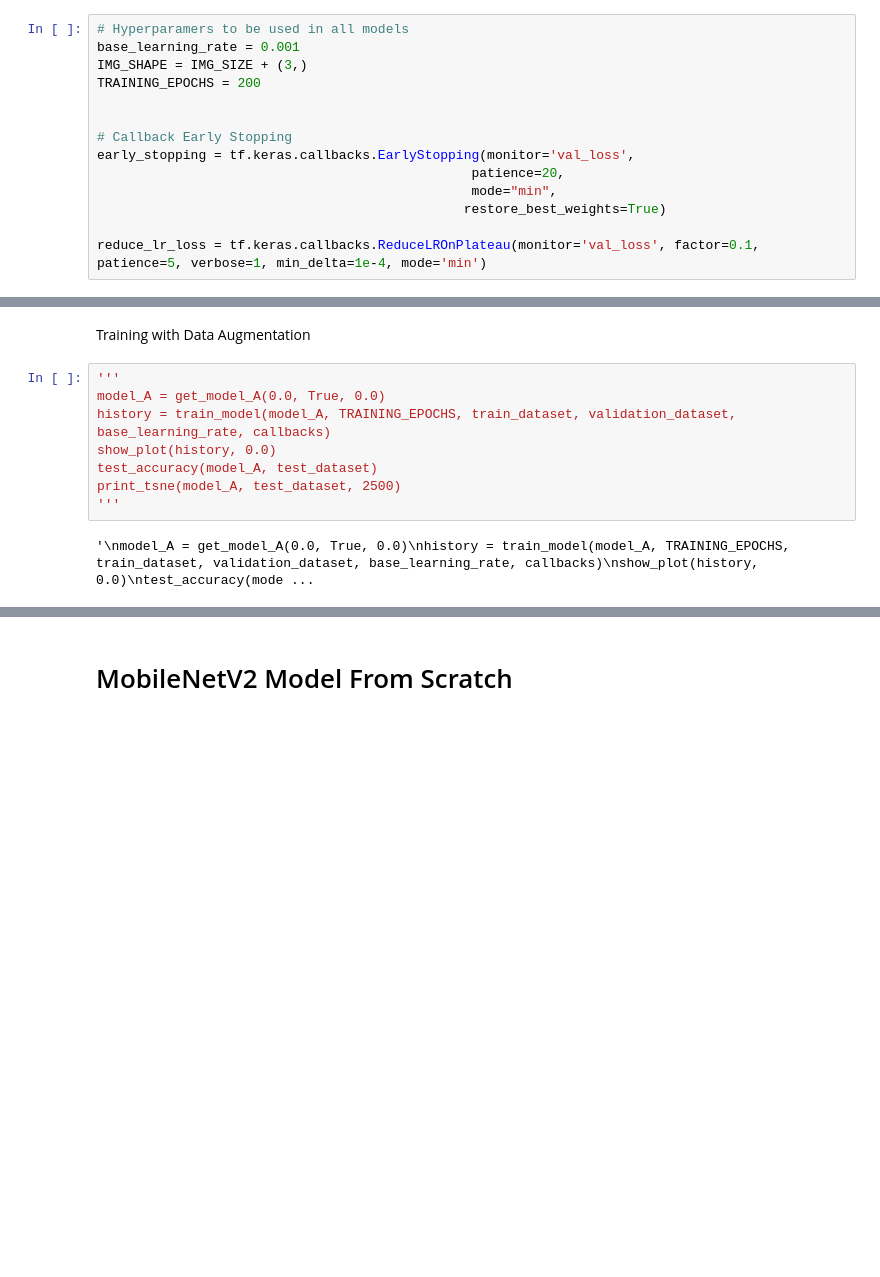
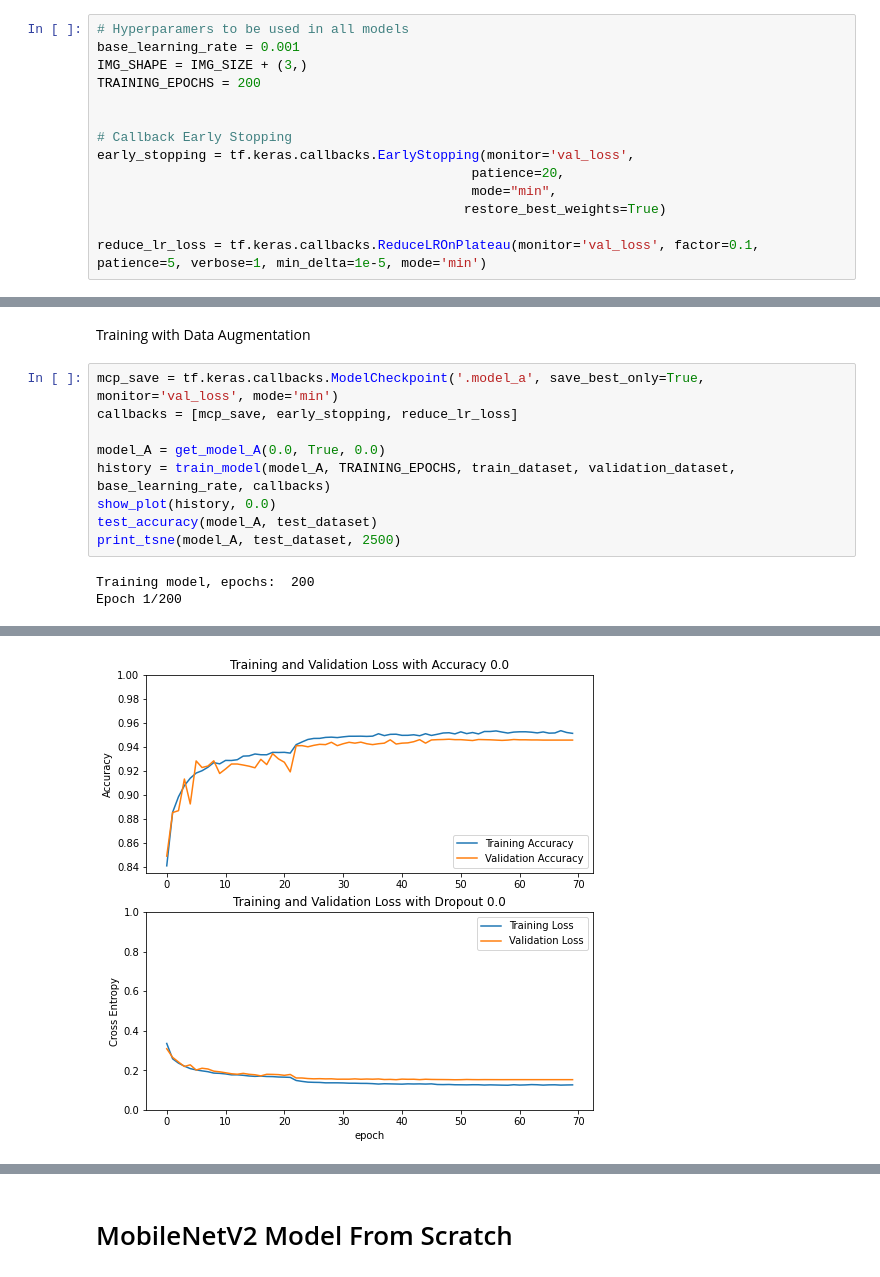
Before and after one commit to diego-mansilla/detritus-recognition, a Jupyter notebook: train_models.ipynb, the cells around one changed output, grey strips where cells are left out. Saved outputs shown, nothing was run; the diff lists cells and outputs as text; blank space fills up the shorter version.

Commit message:
Train notebook

```diff
--- a/train_models.ipynb
+++ b/train_models.ipynb
@@ -94,18 +94,20 @@ early_stopping = tf.keras.callbacks.EarlyStopping(monitor='val_loss',
                                                 mode="min",
                                                restore_best_weights=True)
 
-reduce_lr_loss = tf.keras.callbacks.ReduceLROnPlateau(monitor='val_loss', factor=0.1, patience=5, verbose=1, min_delta=1e-4, mode='min')
+reduce_lr_loss = tf.keras.callbacks.ReduceLROnPlateau(monitor='val_loss', factor=0.1, patience=5, verbose=1, min_delta=1e-5, mode='min')
 # %% [markdown]
 # Custom CNN model
 # %% [markdown]
 Training with Data Augmentation
 # %%
-'''
+mcp_save = tf.keras.callbacks.ModelCheckpoint('.model_a', save_best_only=True, monitor='val_loss', mode='min')
+callbacks = [mcp_save, early_stopping, reduce_lr_loss]
+
 model_A = get_model_A(0.0, True, 0.0)
 history = train_model(model_A, TRAINING_EPOCHS, train_dataset, validation_dataset, base_learning_rate, callbacks)
 show_plot(history, 0.0)
 test_accuracy(model_A, test_dataset)
 print_tsne(model_A, test_dataset, 2500)
-'''
 # %% [output]
-'\nmodel_A = get_model_A(0.0, True, 0.0)\nhistory = train_model(model_A, TRAINING_EPOCHS, train_dataset, validation_dataset, base_learning_rate, callbacks)\nshow_plot(history, 0.0)\ntest_accuracy(mode ...
+Training model, epochs:  200
+Epoch 1/200
@@ -111,0 +139 @@ print_tsne(model_A, test_dataset, 2500)
+[figure, added]
```
Also changed, not shown: parts of 22 cells of this notebook.
